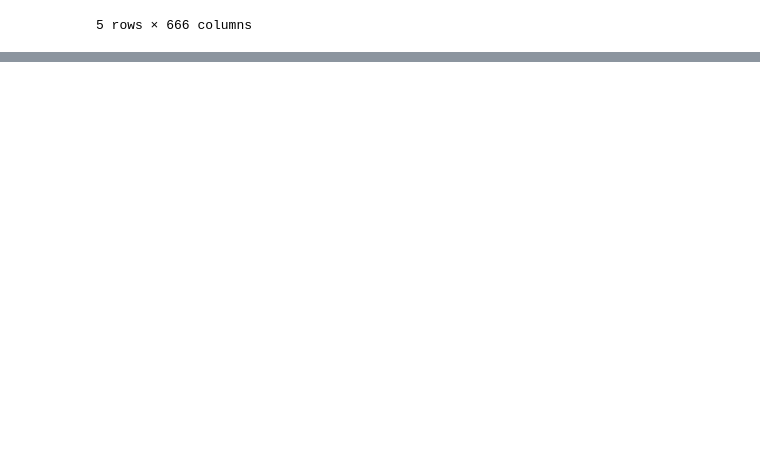
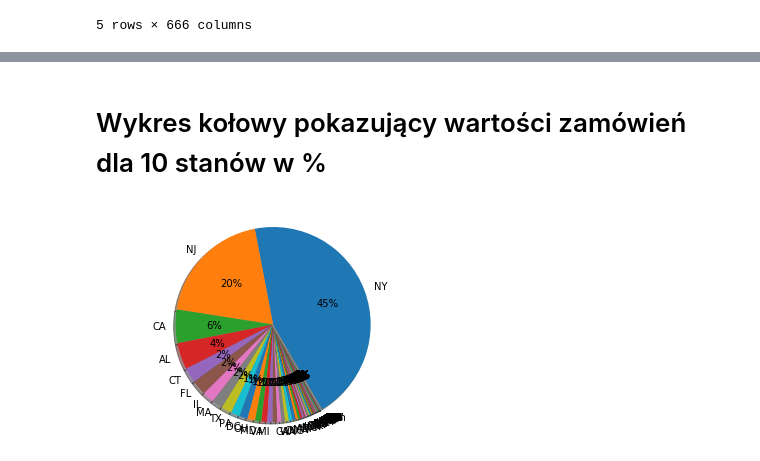
Before and after one commit to Julitt/ZarzadzanieInformacjaJupyter, a Jupyter notebook: projekt.ipynb, the cells around one changed output, grey strips where cells are left out. Saved outputs shown, nothing was run; the diff lists cells and outputs as text; code cells hidden in the pictures; blank space fills up the shorter version.

```diff
--- a/projekt.ipynb
+++ b/projekt.ipynb
@@ -109,0 +133,15 @@ zipcounty.head()
+# %%
+def wartosci_zamowien():
+    stany = []
+    wartosc_zamowien = []
+    stany_unikalne = orders.state.unique()
+    for stan in stany_unikalne:
+        wartosc_zamowien.append(np.dot(orders[orders.state==stan]['totalprice'] , orders[orders.state==stan]['numunits']))
+        stany.append(stan)
+        wartosc_zamowien_dla_stanu=pd.DataFrame()
+        wartosc_zamowien_dla_stanu['state']=stany
+        wartosc_zamowien_dla_stanu['revenue']=wartosc_zamowien
+        wartosc_zamowien_dla_stanu['revenue']=wartosc_zamowien_dla_stanu['revenue'].apply(lambda x:x/1000000)
+        wartosc_zamowien_dla_stanu.columns=['stan','wartosc zamowien w mln $']
+        wartosc_zamowien_dla_stanu=wartosc_zamowien_dla_stanu.sort_values(by='wartosc zamowien w mln $',ascending=False)
+    return wartosc_zamowien_dla_stanu
@@ -109,0 +163,15 @@ zipcounty.head()
+# %% [markdown]
+# Wykres kołowy pokazujący wartości zamówień dla 10 stanów w %
+# %%
+# Dane do wykresu
+labels = wartosci_zamowien()['stan']
+values = wartosci_zamowien()['wartosc zamowien w mln $']
+
+# Wykres
+plt.pie(values, labels=labels,
+        autopct='%1.0f%%', shadow=True, startangle=300)
+
+plt.axis('equal')
+plt.show()
+# %% [output]
+[figure, added]
```
Also changed, not shown: parts of 7 cells of this notebook.
